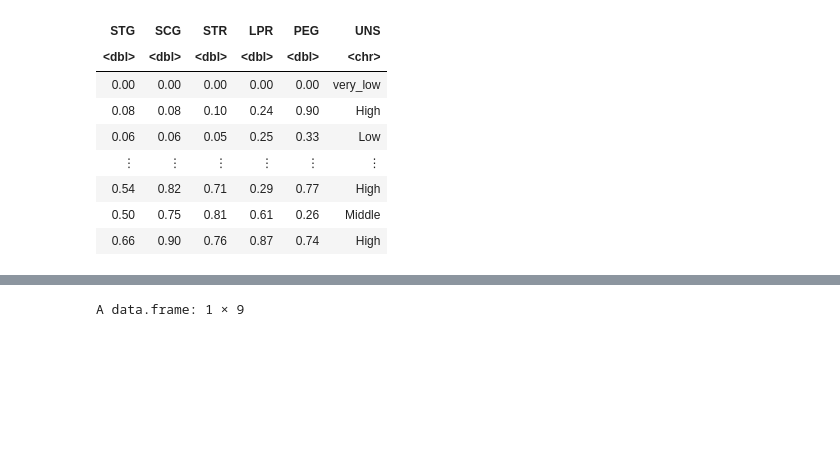
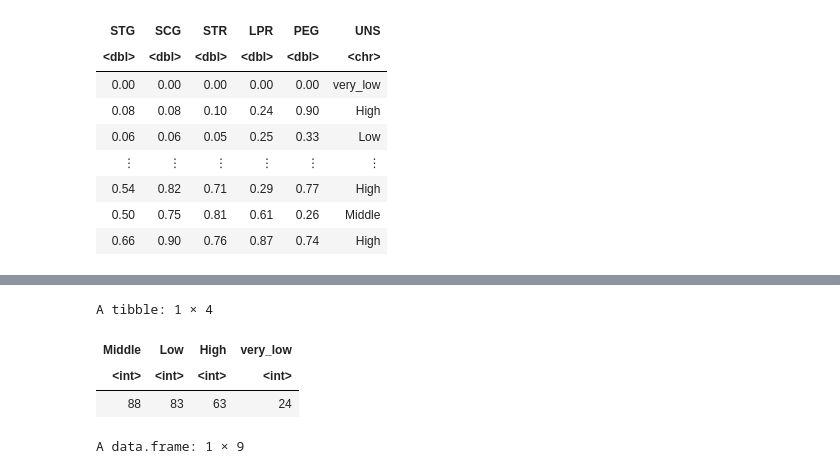
Before and after one commit to jezarah/DSCI100, a Jupyter notebook: Data_upload.ipynb, the cells around one changed output, grey strips where cells are left out. Cells and saved outputs as stored; diff of their text form; code cells hidden in the pictures; blank space fills up the shorter version.

```diff
--- a/Data_upload.ipynb
+++ b/Data_upload.ipynb
@@ -56,5 +64,11 @@ data_summary <- training_data %>%
 # %%
 data_summary_wider <- pivot_wider(data_summary,  names_from = UNS,  values_from = n)
+data_summary_wider
+# %% [output]
+A tibble: 1 × 4
+| Middle | Low | High | very_low |
+| <int> | <int> | <int> | <int> |
+| 88 | 83 | 63 | 24 |
 # %%
 training_data_summary_stats <- summarize(training_data,  mean_STG = mean(STG), mean_SCG = mean(SCG),  mean_STR = mean(STR), mean_LPR = mean(LPR), mean_PEG = mean(PEG))
 # %%
```
Also changed, not shown: parts of 6 cells of this notebook.
